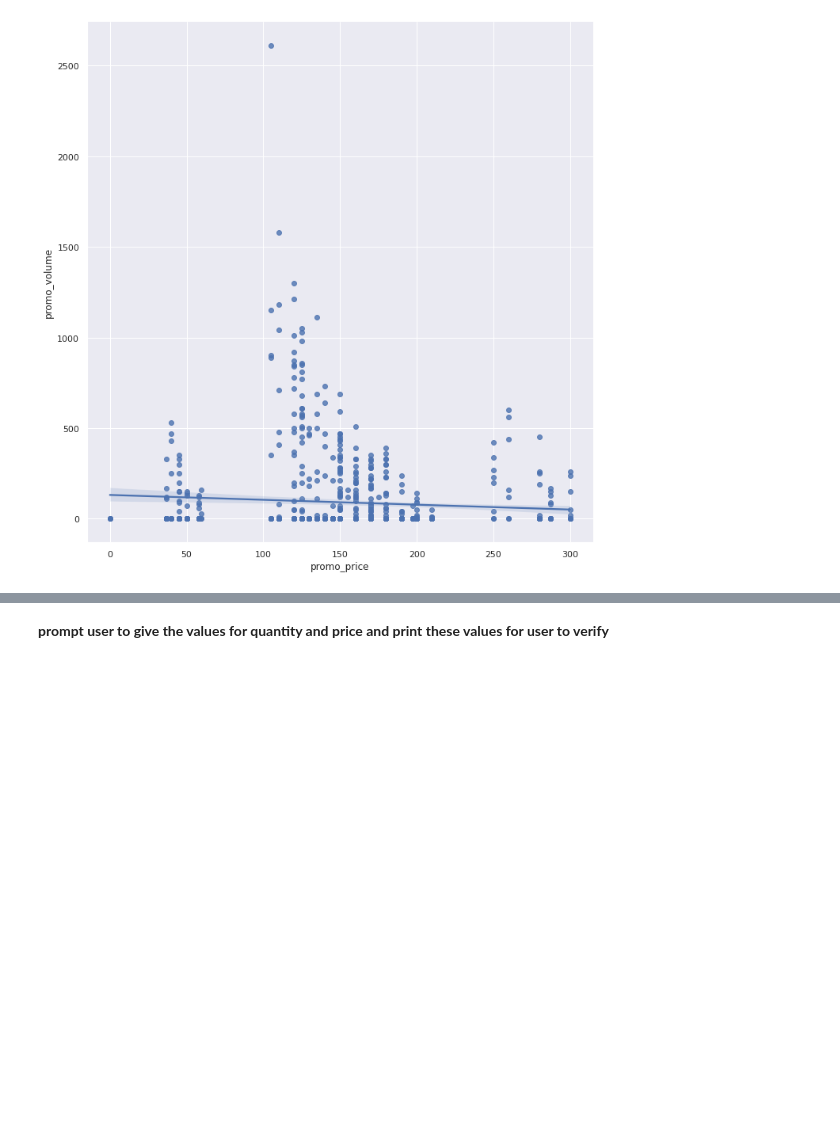
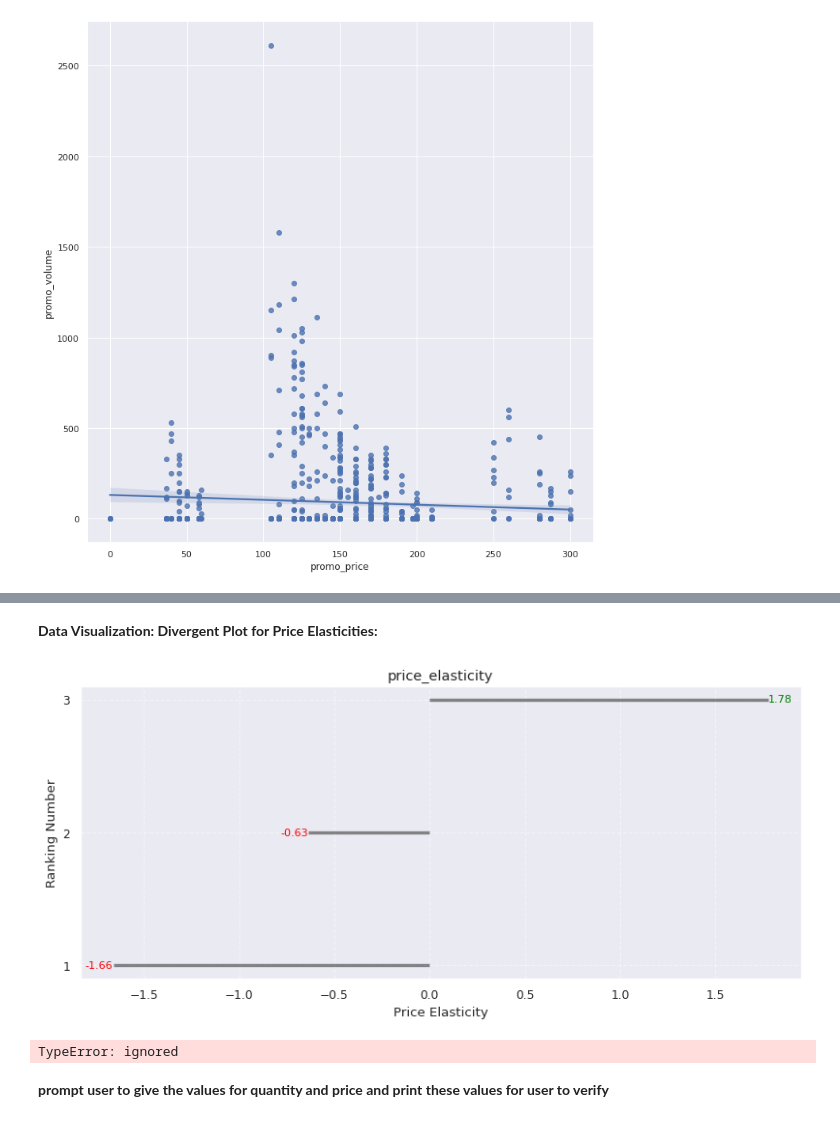
Before and after one commit to AyorindeTayo/Price-Elasticity-of-Deman-Prediction, a Jupyter notebook: Untitled64.ipynb, the cells around one changed output, grey strips where cells are left out. Saved outputs shown, nothing was run; the diff lists cells and outputs as text; code cells hidden in the pictures; blank space fills up the shorter version.

```diff
--- a/Untitled64.ipynb
+++ b/Untitled64.ipynb
@@ -557,0 +572,6 @@ plt.show
+# %%
+
+#Format and build a dataframe with y_values for each product within the caregory
+y_pivot = df.pivot( index = 'date_week',columns='sku_cde', values='regular_volume')
+y_values = pd.DataFrame(y_pivot.to_records())
+print(y_values)
@@ -557,0 +596,2 @@ plt.show
+# %%
+df = df.reset_index(drop=True)
@@ -558,3 +679,42 @@ plt.show
+# %% [markdown]
+**Data Visualization: Divergent Plot for Price Elasticities:**
+# %%
+def divergent_plot(df, values_column, ylabel, xlabel):
+
+    #Divergent plot
+    df['ranking'] = df[values_column].rank( ascending = True).astype(int)
+    df.sort_values(values_column, ascending =False, inplace = True)
+    plt.figure(figsize = (12,5), dpi = 80)
+    plt.hlines(y = df['ranking'] , xmin = 0, xmax = df[values_column], alpha = 0.5, linewidth = 3)
+
+    #Add elasticity labels
+    for x, y, tex in zip(df[values_column], df['ranking'] , df[values_column]):
+        plt.text(x, y, round(tex, 2), horizontalalignment='right' if x < 0 else 'left',
+                 verticalalignment='center', fontdict={'color':'red' if x < 0 else 'green', 'size':10})
+
+
+    # Axis and title
+    plt.gca().set(ylabel= ylabel, xlabel= xlabel)
+    plt.yticks(df['ranking'])
+    plt.title(values_column , fontdict={'size':13})
+    plt.grid(linestyle='--', alpha=0.5)
+    plt.show()
+
+
+    #Adjust Ranking column and print dataframe
+    pd.set_option('display.width', 4000)
+    cols = list(df.columns)
+    cols = [cols[-1]] + cols[:-1]
+    df = df[cols]
+
+    df = df.iloc[:,:3]
+    df.set_index('ranking', inplace=True)
+    display(df)
+# %%
+pe_plot = divergent_plot(df_elasticity, 'price_elasticity', 'Ranking Number', 'Price Elasticity')
+# %% [output]
+[figure, added]
+TypeError: ignored
 # %% [markdown]
 **prompt user to give the values for quantity and price and print these values for user to verify**
 # %%
```
Also changed, not shown: parts of 11 cells of this notebook.
